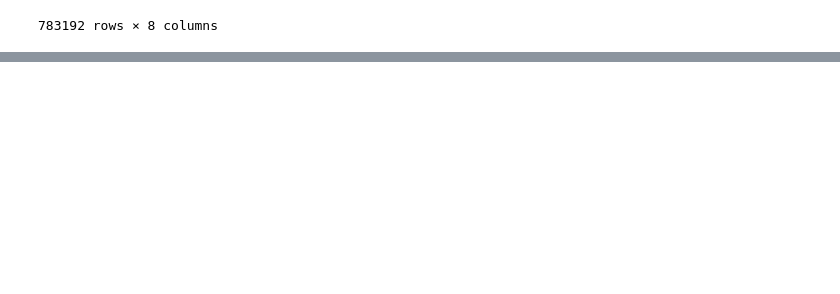
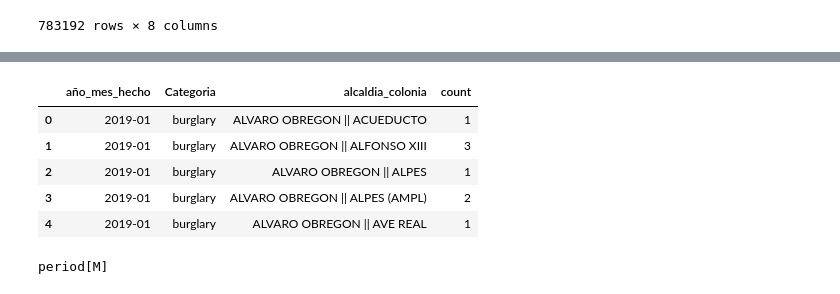
Before and after one commit to AngelEscobedo1712/Safety-Map, a Jupyter notebook: data_preprocessing/pieter_preprocessing.ipynb, the cells around one changed output, grey strips where cells are left out. Cells and saved outputs as stored; diff of their text form; code cells hidden in the pictures; blank space fills up the shorter version.

```diff
--- a/data_preprocessing/pieter_preprocessing.ipynb
+++ b/data_preprocessing/pieter_preprocessing.ipynb
@@ -62,3 +62,5 @@ data
 | 783190 | 783190 | Femenino | 39.000000 | 19.267265 | -99.175255 | robbery without violence | TLALPAN || SAN PEDRO MARTIR (PBLO) | 2023-03 |
 | 783191 | 783191 | Femenino | 41.000000 | 19.467405 | -99.150559 | domestic violence | AZCAPOTZALCO || PATRIMONIO FAMILIAR | 2023-03 |
 783192 rows × 8 columns
+# %%
+grouped_df = data.groupby(['año_mes_hecho', 'Categoria', 'alcaldia_colonia']).size().reset_index(name='count')
@@ -64,0 +83,2 @@ data
+# %%
+pd.set_option('display.max_rows', 500)
@@ -64,0 +101,13 @@ data
+# %%
+grouped_df.head()
+# %% [output]
+|  | año_mes_hecho | Categoria | alcaldia_colonia | count |
+| 0 | 2019-01 | burglary | ALVARO OBREGON || ACUEDUCTO | 1 |
+| 1 | 2019-01 | burglary | ALVARO OBREGON || ALFONSO XIII | 3 |
+| 2 | 2019-01 | burglary | ALVARO OBREGON || ALPES | 1 |
+| 3 | 2019-01 | burglary | ALVARO OBREGON || ALPES (AMPL) | 2 |
+| 4 | 2019-01 | burglary | ALVARO OBREGON || AVE REAL | 1 |
+# %%
+grouped_df.año_mes_hecho.dtype
+# %% [output]
+period[M]
```
Also changed, not shown: parts of 4 cells of this notebook.
